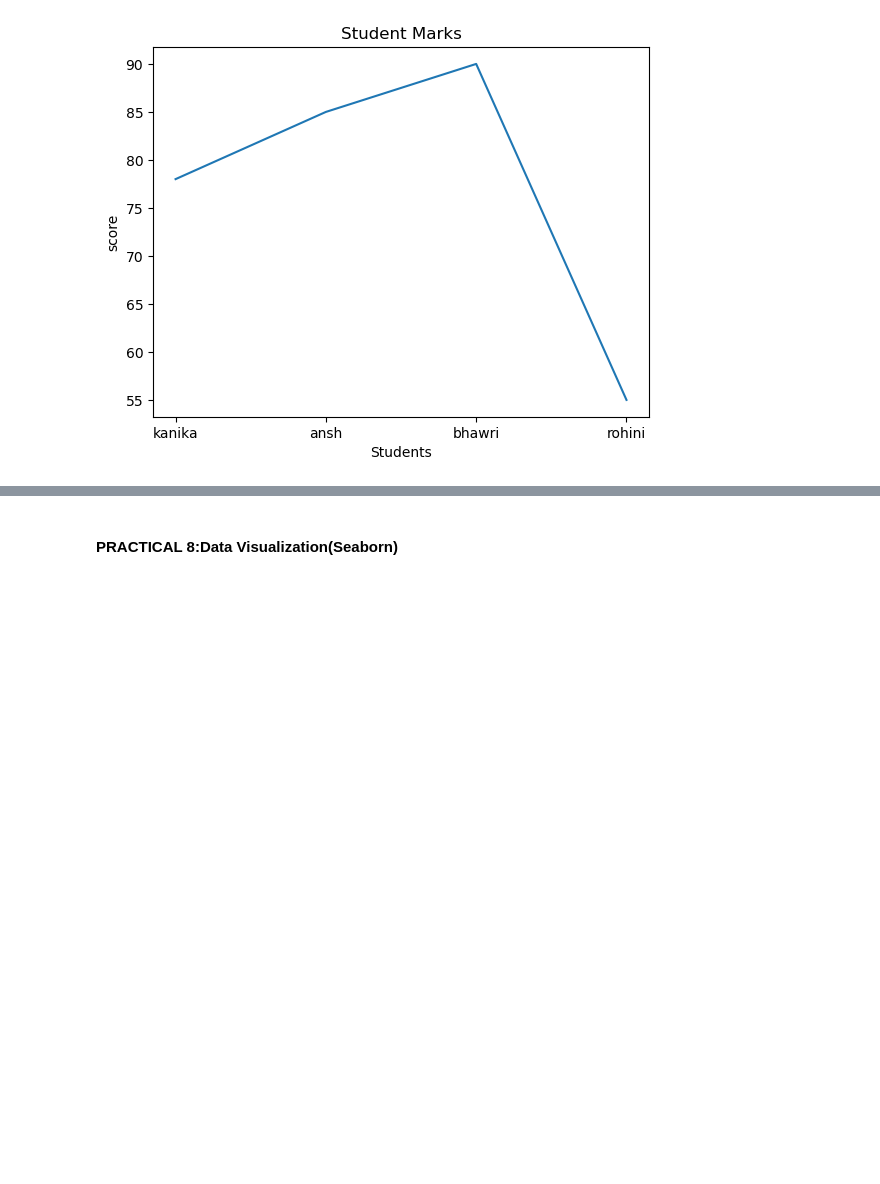
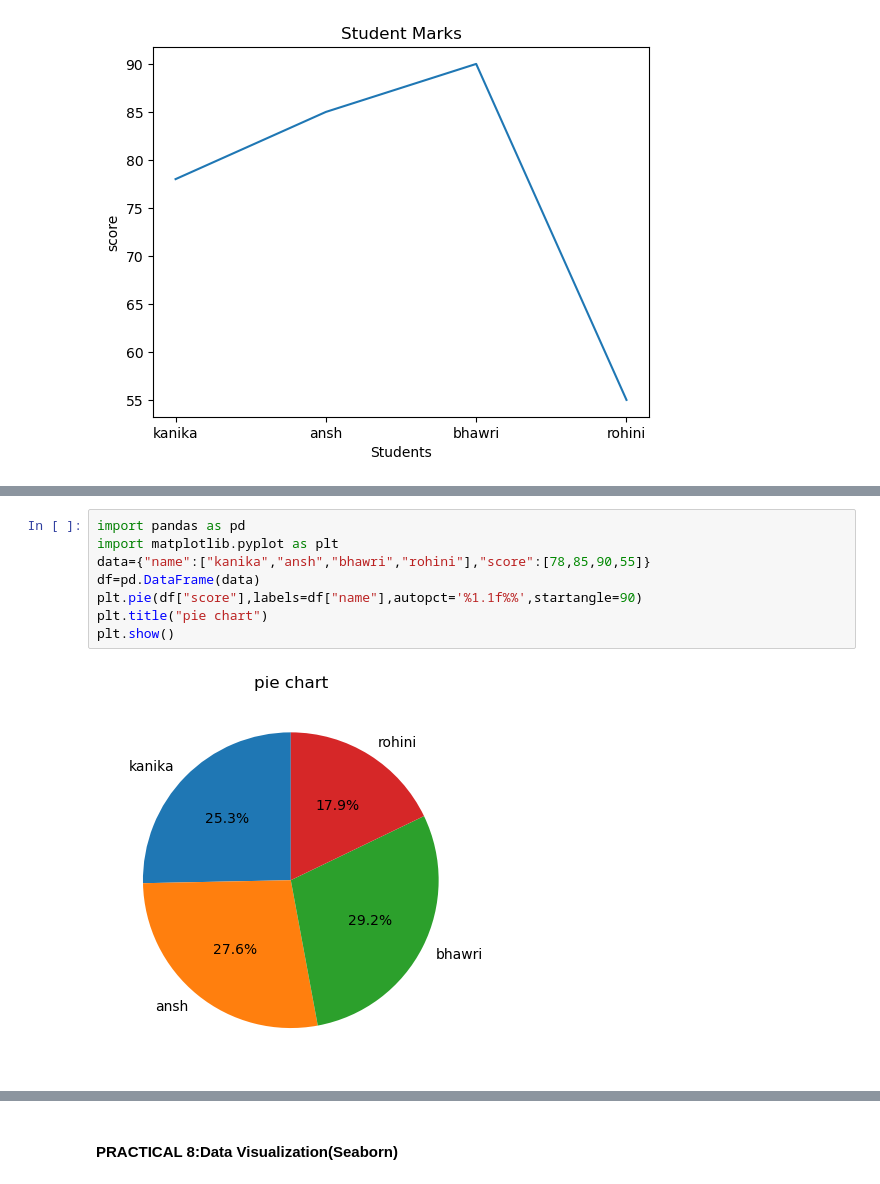
Before and after one commit to mishul17/ML-PRACTICALS, a Jupyter notebook: PRACTICAL PARTS.ipynb, the cells around one changed output, grey strips where cells are left out. Drawn from its saved outputs; the diff is of its cells as text; blank space fills up the shorter version.

```diff
--- a/PRACTICAL PARTS.ipynb
+++ b/PRACTICAL PARTS.ipynb
@@ -278,0 +291,10 @@ plt.show()
+# %%
+import pandas as pd
+import matplotlib.pyplot as plt
+data={"name":["kanika","ansh","bhawri","rohini"],"score":[78,85,90,55]}
+df=pd.DataFrame(data)
+plt.pie(df["score"],labels=df["name"],autopct='%1.1f%%',startangle=90)
+plt.title("pie chart")
+plt.show()
+# %% [output]
+[figure, added]
```
Also changed, not shown: parts of 4 cells of this notebook, 2 other files.
